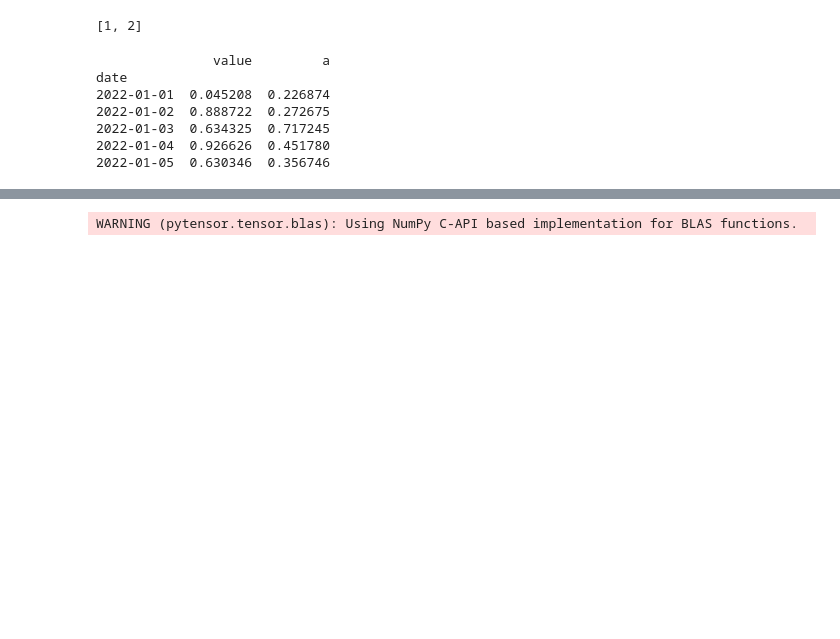
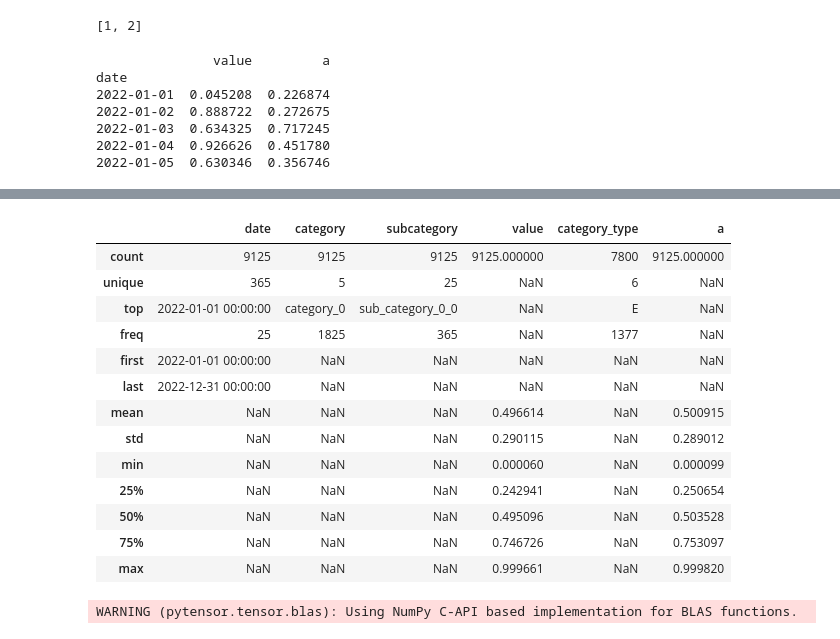
Before and after one commit to guyyos/tusha, a Jupyter notebook: notebooks/time_series.ipynb, the cells around one changed output, grey strips where cells are left out. Drawn from its saved outputs; the diff is of its cells as text; code cells hidden in the pictures; blank space fills up the shorter version.

```diff
--- a/notebooks/time_series.ipynb
+++ b/notebooks/time_series.ipynb
@@ -439,7 +439,7 @@ for category in categories:
     for i in range(5):
         subcategory = 'sub_{}_{}'.format(category, i)
         data = data_dict[subcategory]
-        temp_df = pd.DataFrame({'date': date_range, 'category': category, 'subcategory': subcategory, 'value': data, 'category_type': np.random.choice(['A', 'B', 'C','D','E','F'],len(date_range))})
+        temp_df = pd.DataFrame({'date': date_range, 'category': category, 'subcategory': subcategory, 'value': data, 'category_type': np.random.choice(['A', None,'B', 'C','D','E','F'],len(date_range))})
         data_list.append(temp_df)
 
 # concatenate the list of dataframes into a single dataframe
@@ -536,3 +484,20 @@ df
+# %%
+df.describe(include='all')
+# %% [output]
+|  | date | category | subcategory | value | category_type | a |
+| count | 9125 | 9125 | 9125 | 9125.000000 | 7800 | 9125.000000 |
+| unique | 365 | 5 | 25 | NaN | 6 | NaN |
+| top | 2022-01-01 00:00:00 | category_0 | sub_category_0_0 | NaN | E | NaN |
+| freq | 25 | 1825 | 365 | NaN | 1377 | NaN |
+| first | 2022-01-01 00:00:00 | NaN | NaN | NaN | NaN | NaN |
+| last | 2022-12-31 00:00:00 | NaN | NaN | NaN | NaN | NaN |
+| mean | NaN | NaN | NaN | 0.496614 | NaN | 0.500915 |
+| std | NaN | NaN | NaN | 0.290115 | NaN | 0.289012 |
+| min | NaN | NaN | NaN | 0.000060 | NaN | 0.000099 |
+| 25% | NaN | NaN | NaN | 0.242941 | NaN | 0.250654 |
+| 50% | NaN | NaN | NaN | 0.495096 | NaN | 0.503528 |
+| 75% | NaN | NaN | NaN | 0.746726 | NaN | 0.753097 |
+| max | NaN | NaN | NaN | 0.999661 | NaN | 0.999820 |
 # %%
 import sys
 sys.path.insert(0, "../tusha")
```
Also changed, not shown: parts of 4 cells of this notebook, 1 other file.
